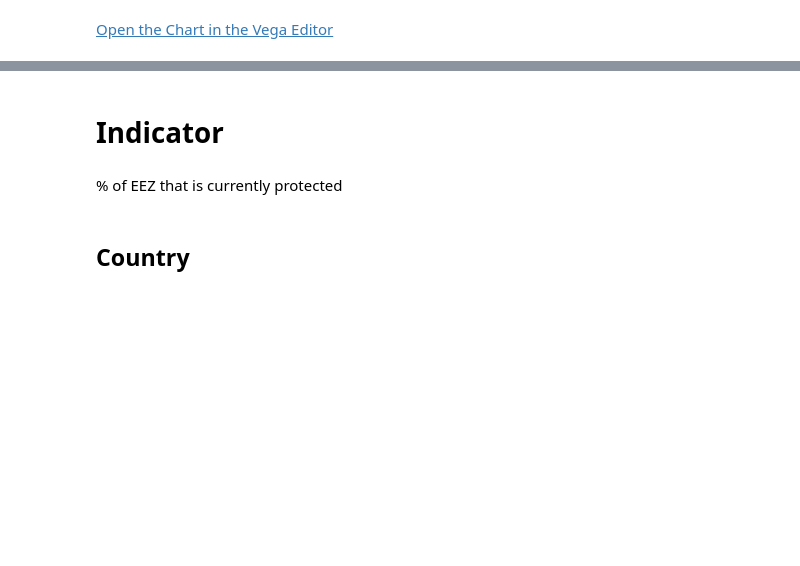
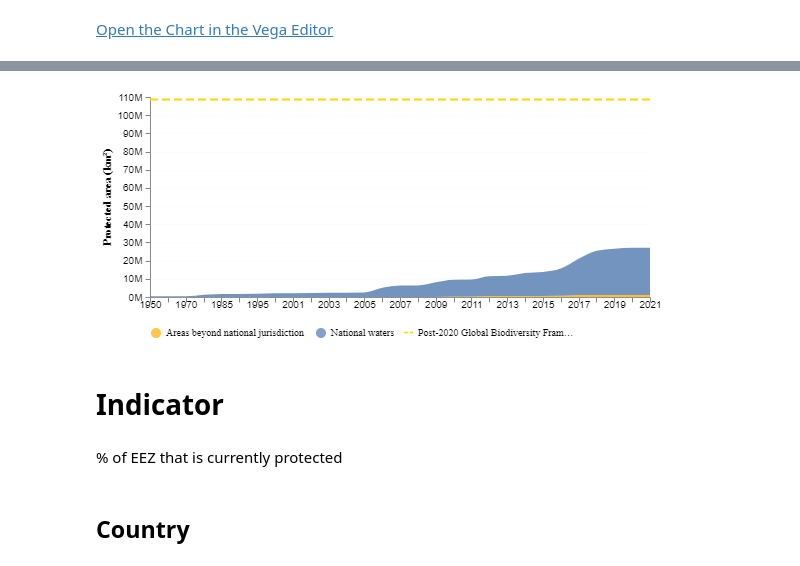
Before and after one commit to rachelthoms/wri-projects, a Jupyter notebook: ocean-watch/protected_areas.ipynb, the cells around one changed output, grey strips where cells are left out. Cells and saved outputs as stored; diff of their text form; code cells hidden in the pictures; blank space fills up the shorter version.

```diff
--- a/ocean-watch/protected_areas.ipynb
+++ b/ocean-watch/protected_areas.ipynb
@@ -366,3 +916,8 @@ Vega(vega_view)
+# %%
+vega_view=dict(spec)
+Vega(vega_view)
+# %% [output]
+[figure, added]
 # %% [markdown]
 # Indicator
 # %% [markdown]
```
Also changed, not shown: parts of 6 cells of this notebook, 3 other files.
